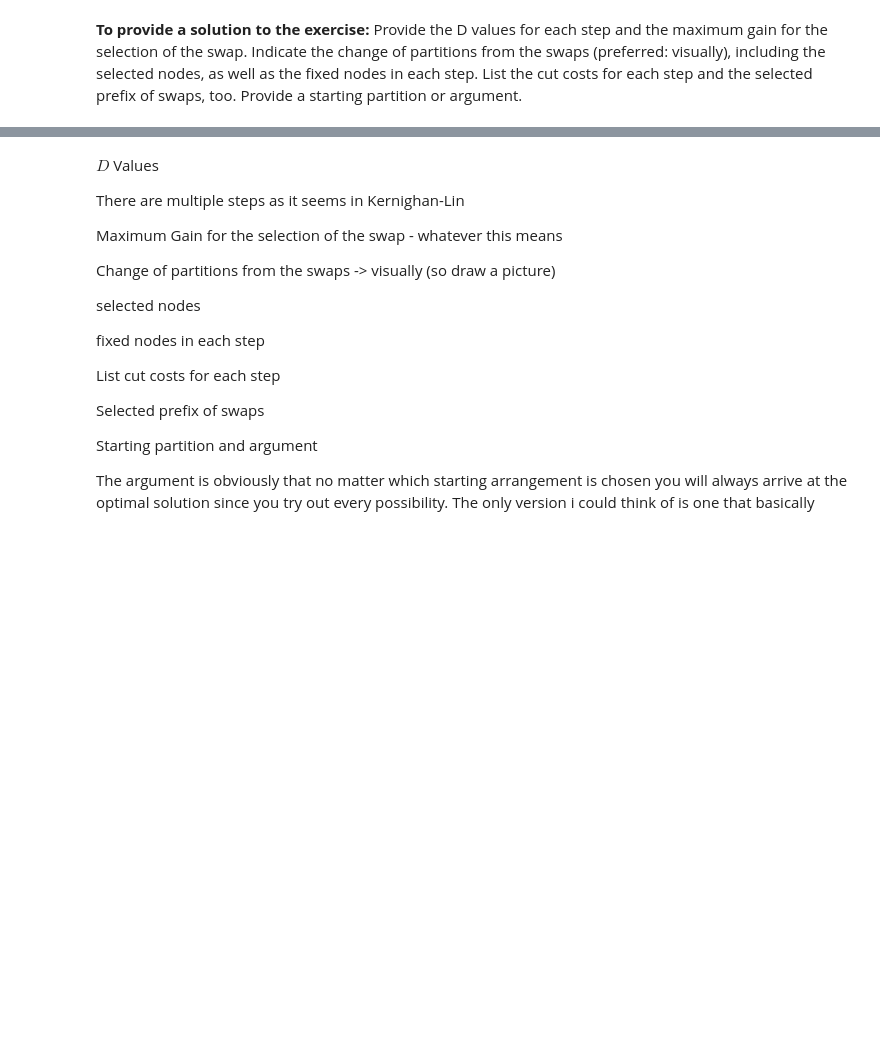
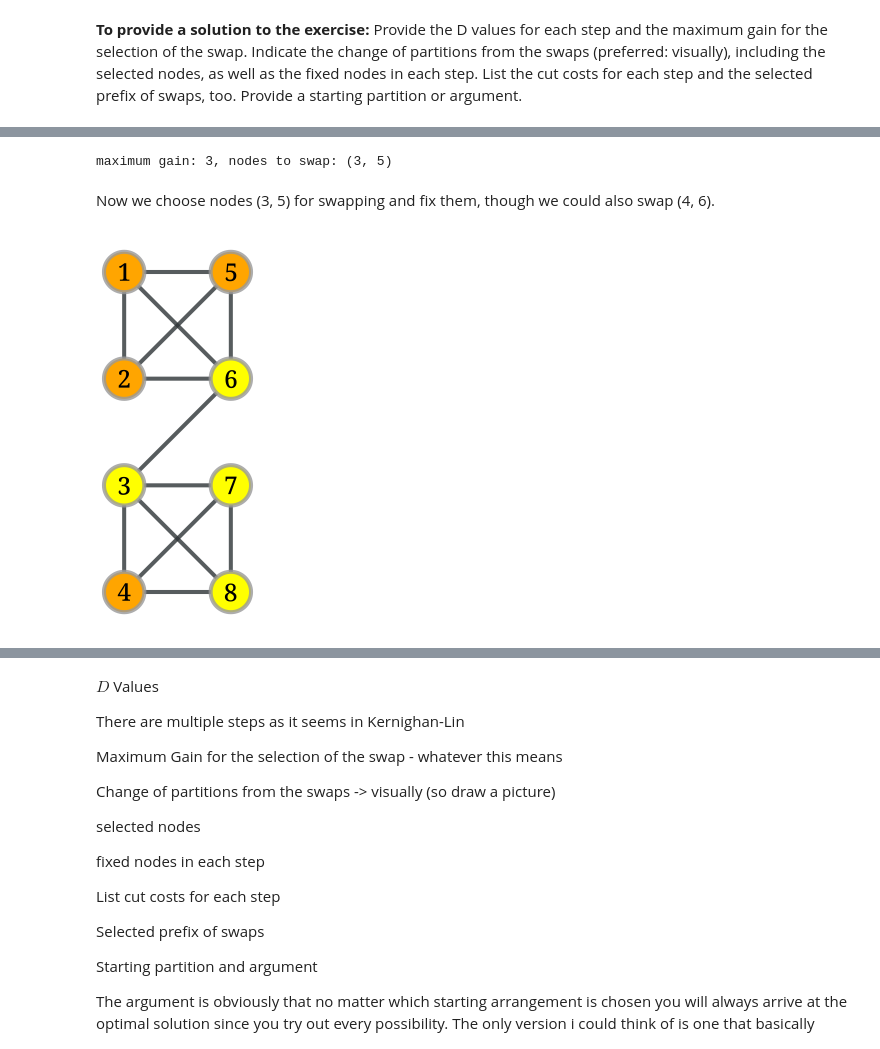
Before and after one commit to flupppi/EiPy, a Jupyter notebook: nbs/02_netana_ex04.ipynb, the cells around one changed output, grey strips where cells are left out. Cells and saved outputs as stored; diff of their text form; code cells hidden in the pictures; blank space fills up the shorter version.

```diff
--- a/nbs/02_netana_ex04.ipynb
+++ b/nbs/02_netana_ex04.ipynb
@@ -50,0 +110,3 @@ Provide the D values for each step and the maximum gain for the selection of the
+# %%
+gains = compute_gains(d)
+gains
@@ -50,0 +130,42 @@ Provide the D values for each step and the maximum gain for the selection of the
+# %%
+def compute_max_gain(gains):
+    mx_gain = min(gains.values())
+    mx_gain_index = Tuple
+    for i in range(1, 5):
+        for j in range(5, 9):
+            if gains[(i,j)]> mx_gain:
+                mx_gain = gains[(i,j)]
+                mx_gain_index = (i, j)
+    print (f"maximum gain: {mx_gain}, nodes to swap: {mx_gain_index}")
+
+    return mx_gain, mx_gain_index
+# %%
+max_gain, max_gain_index = compute_max_gain(gains)
+# %% [output]
+maximum gain: 3, nodes to swap: (3, 5)
+# %% [markdown]
+Now we choose nodes (3, 5) for swapping and fix them, though we could also swap (4, 6).
+# %%
+def swap_nodes(i, j):
+    # Swap nodes 3 and 5
+    A.remove(i)
+    B.remove(j)
+    A.add(j)
+    B.add(i)
+
+    # Update vertex colors
+    for i in range(1, 9):
+        if i in A:
+            fill_color[g.vertex(i - 1)] = "orange"
+        else:
+            fill_color[g.vertex(i - 1)] = "yellow"
+
+    # Draw updated graph
+    graph_draw(
+        g, pos=pos, vertex_fill_color=fill_color,
+        vertex_text=labels, output_size=(400, 400)
+    )
+# %%
+swap_nodes(max_gain_index[0], max_gain_index[1])
+# %% [output]
+[figure, added]
```
Also changed, not shown: parts of 27 cells of this notebook, 2 other files.
